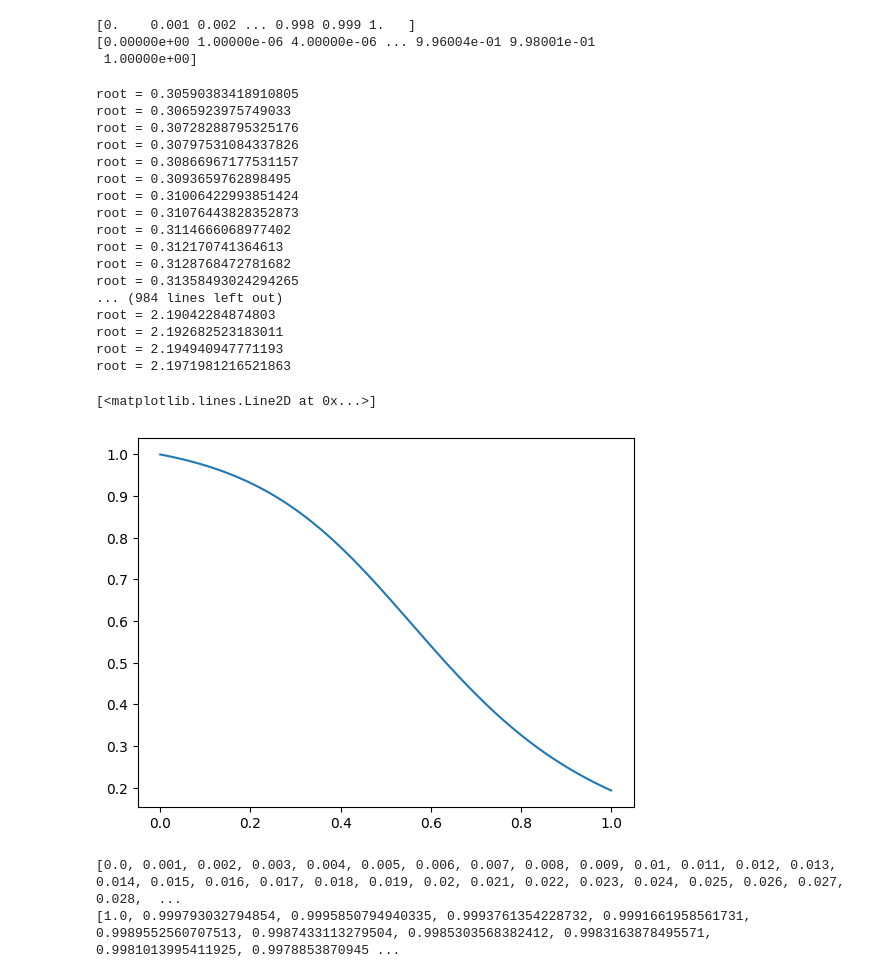
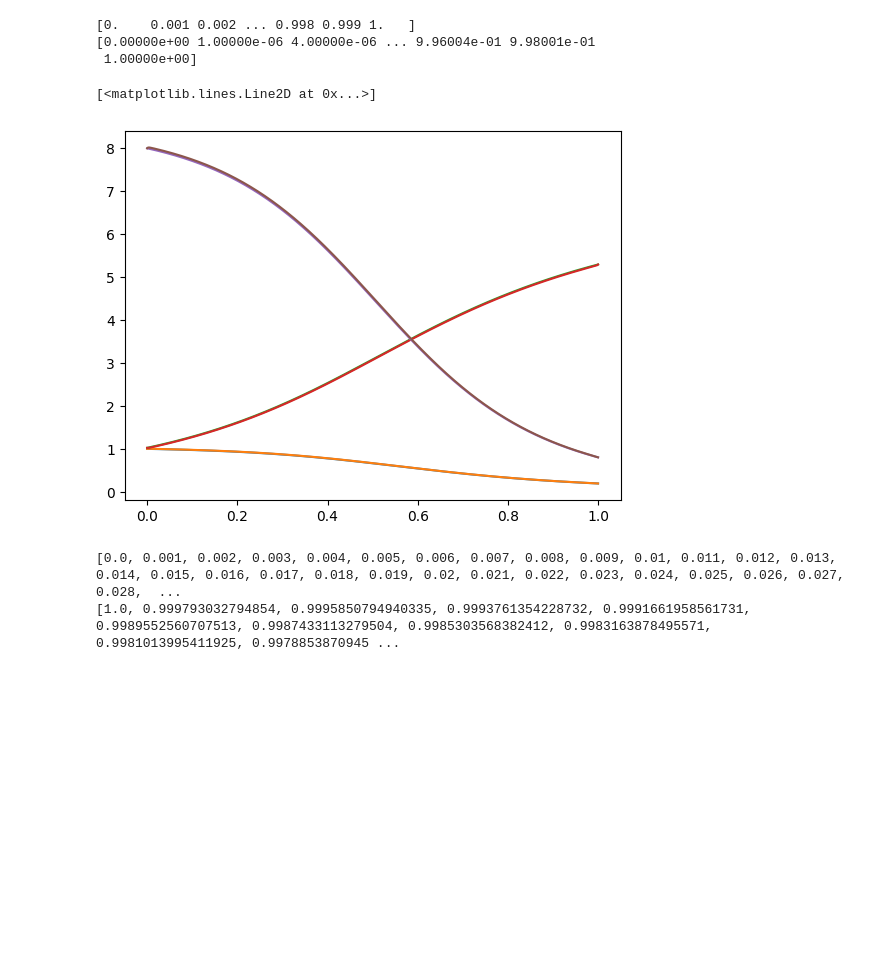
Before and after one commit to GertCell/PhysDep, a Jupyter notebook: GasDyn/Task 2/Task_2_itam.ipynb, the cells around one changed output. Saved outputs shown, nothing was run; the diff lists cells and outputs as text; code cells hidden in the pictures; blank space fills up the shorter version.

```diff
--- a/GasDyn/Task 2/Task_2_itam.ipynb
+++ b/GasDyn/Task 2/Task_2_itam.ipynb
@@ -394,61 +394,49 @@ N = 1000
 x = np.linspace(0, 1, N+1)
 
 a_0, x_0 = 0.5, 0.5
+aMref = 1
+
 po_0 = 1
 p_0 = 1
+u_0 = 1
 
 def a(x):
-    return a_0 + (1-a_0)*(1-x/x_0)**2
+    return 0.5 + (1-0.5)*(1-x/0.5)**2
 
 def mach(m):
-    return a(x[i])/a_0-1/m*((1+(gamma-1)/2*m**2)/(1+1/2*(gamma-1)))**((gamma+1)/(2*(gamma-1)))
+    return -a(x[i])/a_0+aMref/m*((1+(gamma-1)/2*m**2)/(1+1/2*(gamma-1)*aMref**2))**((gamma+1)/(2*(gamma-1)))
 
 def velocity(m):
-    return m*(((gamma+1)/2)/(1+(gamma-1)/2*m**2))**(1/2)
+    return u_0*m/aMref*((1+(gamma-1)/2*aMref**2)/(1+(gamma-1)/2*m**2))**(1/2)
 
 def density(m):
-    return po_0*(((gamma+1)/2)/(1+(gamma-1)/2*m**2))**(1/(gamma-1))
+    return po_0*((1+(gamma-1)/2*aMref**2)/(1+(gamma-1)/2*m**2))**(1/(gamma-1))
 
 def pressure(m):
     return p_0*(density(m)/po_0)**gamma
 
 U = np.linspace(0, L, N+1)
 Po = np.linspace(0, L, N+1)
 P = np.linspace(0, L, N+1)
 
 M = np.linspace(0, L, N+1)
 
 for i in range(0, int(N/2)):
     M[i] = root(mach, 0.001, 1)
 M[int(N/2)] = 1
 for i in range(int((N+2)/2), N+1):
     M[i] = root(mach, 1, 50)
 
 
 plt.plot(x, density(M)/density(M[0]))
-# plt.plot(x, velocity(M))
-# plt.plot(x, pressure(M))
-# plt.plot(x, M)
+plt.plot(x, po)
+plt.plot(x, velocity(M)/velocity(M[0])*1.0237498)
+plt.plot(x, u)
+plt.plot(x, pressure(M)/pressure(M[0])*8)
+plt.plot(x, p)
 # %% [output]
-root = 0.30590383418910805
-root = 0.3065923975749033
-root = 0.30728288795325176
-root = 0.30797531084337826
-root = 0.30866967177531157
-root = 0.3093659762898495
-root = 0.31006422993851424
-root = 0.31076443828352873
-root = 0.3114666068977402
-root = 0.312170741364613
-root = 0.3128768472781682
-root = 0.31358493024294265
-... (984 lines left out)
-root = 2.19042284874803
-root = 2.192682523183011
-root = 2.194940947771193
-root = 2.1971981216521863
+[<matplotlib.lines.Line2D at 0x...>]
-[<matplotlib.lines.Line2D at 0x...>]
-[figure, old version]
+[figure, new version]
 # %%
 arr1 = []
 arr2 = []
```
